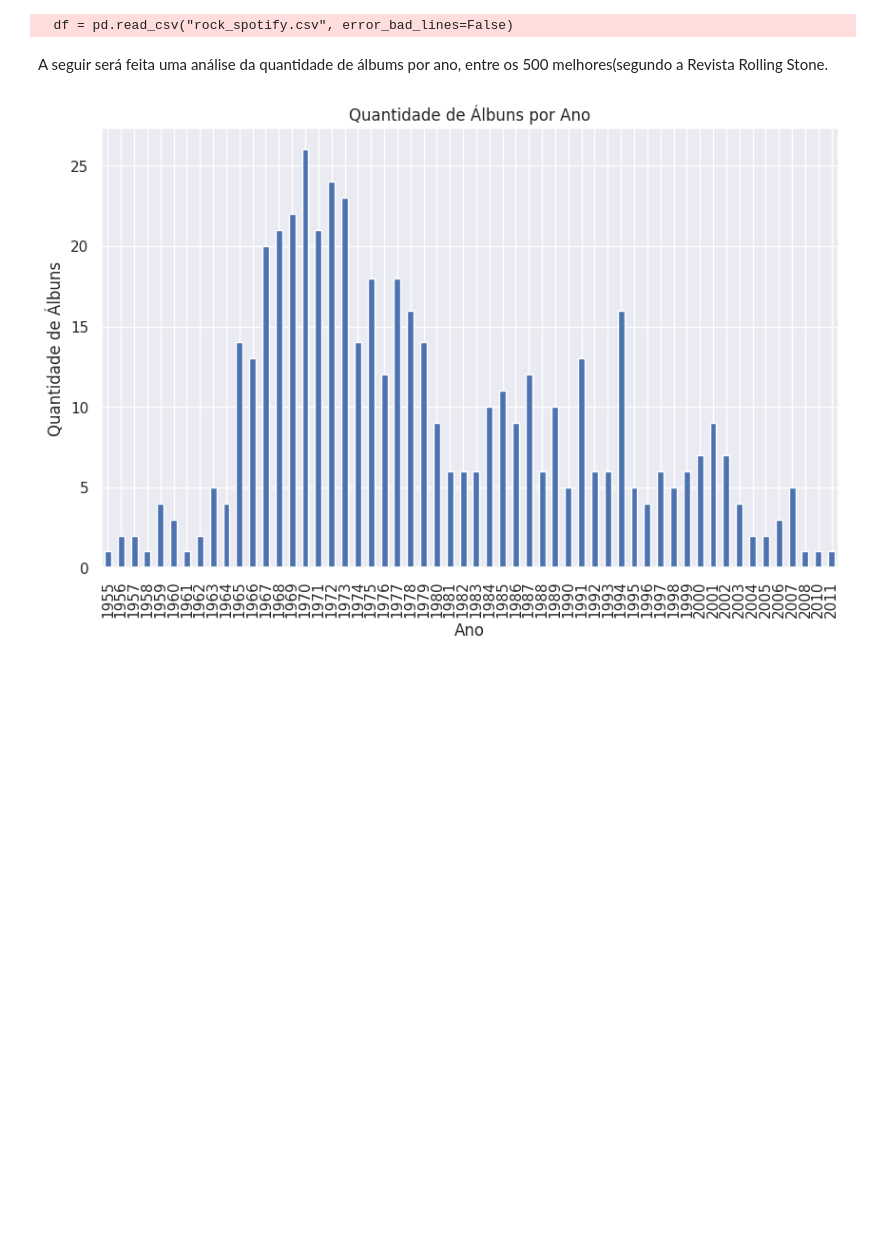
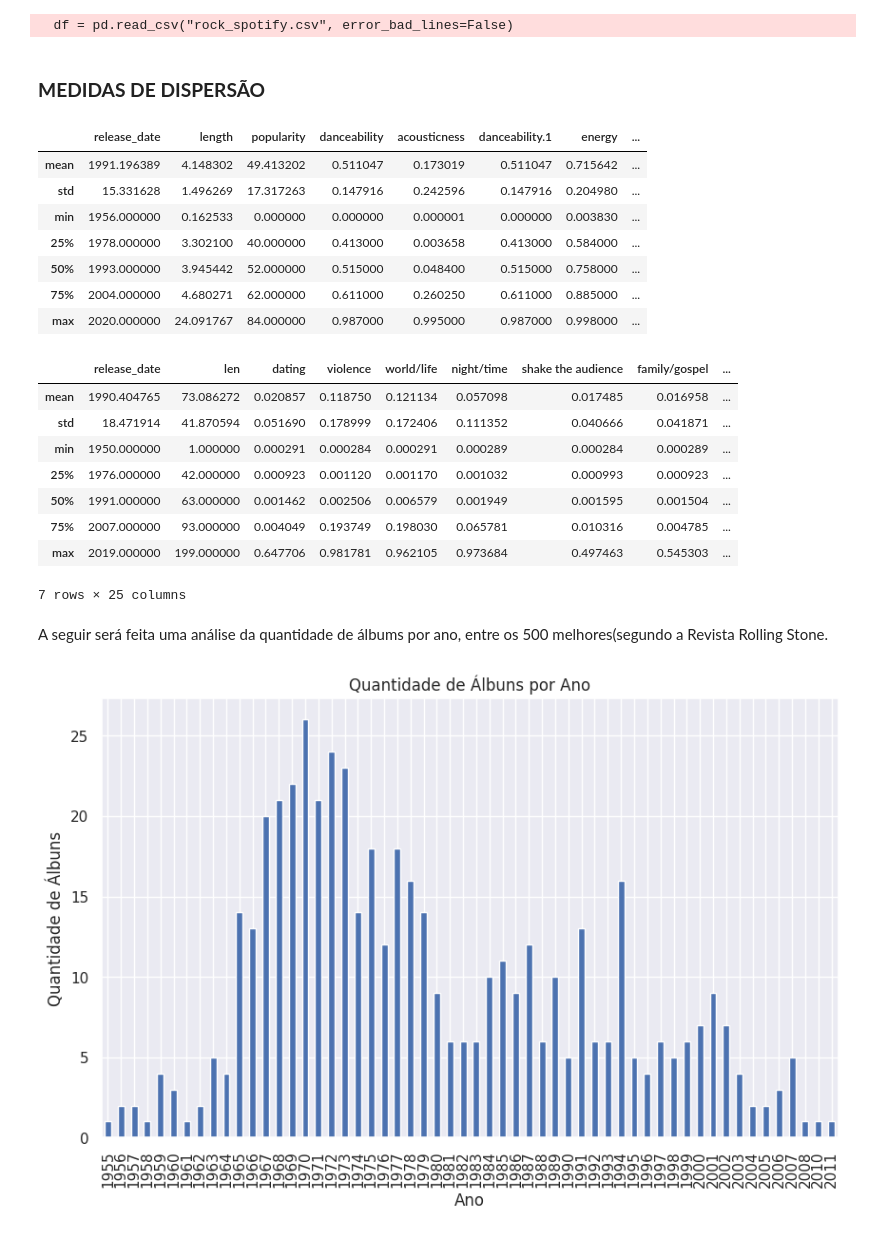
Before and after one commit to jonatahpfg/Projeto-ICD-UFPB, a Jupyter notebook: Original_de_Projeto_ICD.ipynb, the cells around one changed output. Drawn from its saved outputs; the diff is of its cells as text; code cells hidden in the pictures; blank space fills up the shorter version.

```diff
--- a/Original_de_Projeto_ICD.ipynb
+++ b/Original_de_Projeto_ICD.ipynb
@@ -10,6 +10,31 @@ dfalbum = pd.read_csv("albumlist.csv", encoding='latin1')
 df_music = pd.read_csv("music.csv")
 # %% [output]
   df = pd.read_csv("rock_spotify.csv", error_bad_lines=False)
+# %% [markdown]
+### **MEDIDAS DE DISPERSÃO**
+# %%
+medida1 = df.describe().drop(['count'], axis=0).drop(['index'], axis=1)
+medida2 = df_music.describe().drop('count')
+display(medida1)
+display(medida2)
+# %% [output]
+|  | release_date | length | popularity | danceability | acousticness | danceability.1 | energy | ... |
+| mean | 1991.196389 | 4.148302 | 49.413202 | 0.511047 | 0.173019 | 0.511047 | 0.715642 | ... |
+| std | 15.331628 | 1.496269 | 17.317263 | 0.147916 | 0.242596 | 0.147916 | 0.204980 | ... |
+| min | 1956.000000 | 0.162533 | 0.000000 | 0.000000 | 0.000001 | 0.000000 | 0.003830 | ... |
+| 25% | 1978.000000 | 3.302100 | 40.000000 | 0.413000 | 0.003658 | 0.413000 | 0.584000 | ... |
+| 50% | 1993.000000 | 3.945442 | 52.000000 | 0.515000 | 0.048400 | 0.515000 | 0.758000 | ... |
+| 75% | 2004.000000 | 4.680271 | 62.000000 | 0.611000 | 0.260250 | 0.611000 | 0.885000 | ... |
+| max | 2020.000000 | 24.091767 | 84.000000 | 0.987000 | 0.995000 | 0.987000 | 0.998000 | ... |
+|  | release_date | len | dating | violence | world/life | night/time | shake the audience | family/gospel | ... |
+| mean | 1990.404765 | 73.086272 | 0.020857 | 0.118750 | 0.121134 | 0.057098 | 0.017485 | 0.016958 | ... |
+| std | 18.471914 | 41.870594 | 0.051690 | 0.178999 | 0.172406 | 0.111352 | 0.040666 | 0.041871 | ... |
+| min | 1950.000000 | 1.000000 | 0.000291 | 0.000284 | 0.000291 | 0.000289 | 0.000284 | 0.000289 | ... |
+| 25% | 1976.000000 | 42.000000 | 0.000923 | 0.001120 | 0.001170 | 0.001032 | 0.000993 | 0.000923 | ... |
+| 50% | 1991.000000 | 63.000000 | 0.001462 | 0.002506 | 0.006579 | 0.001949 | 0.001595 | 0.001504 | ... |
+| 75% | 2007.000000 | 93.000000 | 0.004049 | 0.193749 | 0.198030 | 0.065781 | 0.010316 | 0.004785 | ... |
+| max | 2019.000000 | 199.000000 | 0.647706 | 0.981781 | 0.962105 | 0.973684 | 0.497463 | 0.545303 | ... |
+7 rows × 25 columns
 # %% [markdown]
 A seguir será feita uma análise da quantidade de álbums por ano, entre os 500 melhores(segundo a Revista Rolling Stone.
 # %%
```
Also changed, not shown: parts of 1 cell of this notebook.
